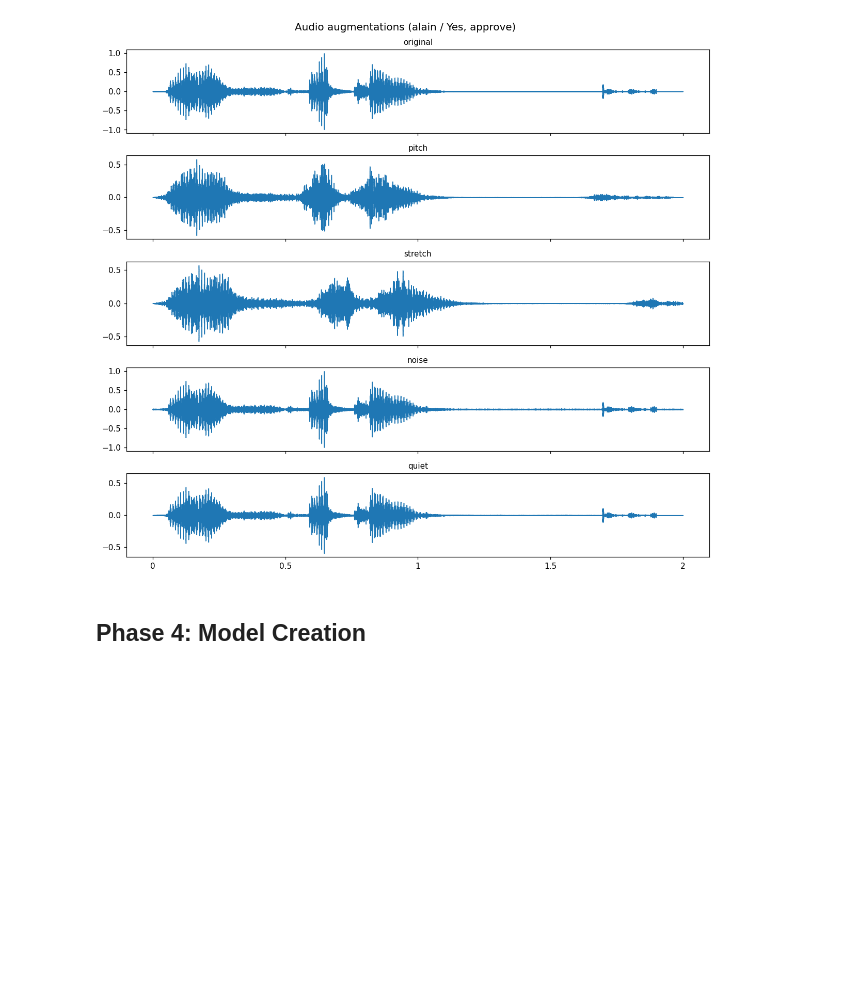
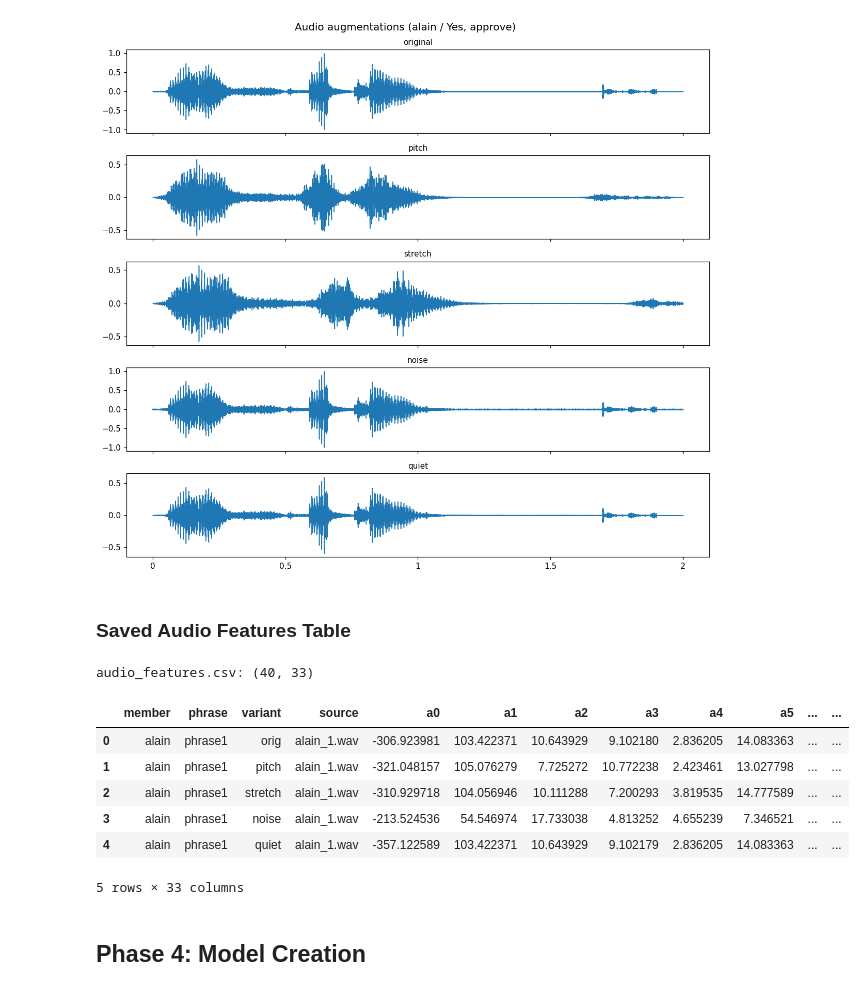
Before and after one commit to ai-ngabo/multimodal-product-recommendation-system, a Jupyter notebook: notebooks/model_pipelines.ipynb, the cells around one changed output. Cells and saved outputs as stored; diff of their text form; code cells hidden in the pictures; blank space fills up the shorter version.

```diff
--- a/notebooks/model_pipelines.ipynb
+++ b/notebooks/model_pipelines.ipynb
@@ -160,6 +181,22 @@ for plot in ['audio_wave_spectrogram.png','audio_augmentations.png']:
 # %% [output]
 [figure]
 [figure]
+# %% [markdown]
+### Saved Audio Features Table
+# %%
+aud = pd.read_csv(FEATURES / "audio_features.csv")
+
+print("audio_features.csv:", aud.shape)
+display(aud.head())
+# %% [output]
+audio_features.csv: (40, 33)
+|  | member | phrase | variant | source | a0 | a1 | a2 | a3 | a4 | a5 | ... | ... |
+| 0 | alain | phrase1 | orig | alain_1.wav | -306.923981 | 103.422371 | 10.643929 | 9.102180 | 2.836205 | 14.083363 | ... | ... |
+| 1 | alain | phrase1 | pitch | alain_1.wav | -321.048157 | 105.076279 | 7.725272 | 10.772238 | 2.423461 | 13.027798 | ... | ... |
+| 2 | alain | phrase1 | stretch | alain_1.wav | -310.929718 | 104.056946 | 10.111288 | 7.200293 | 3.819535 | 14.777589 | ... | ... |
+| 3 | alain | phrase1 | noise | alain_1.wav | -213.524536 | 54.546974 | 17.733038 | 4.813252 | 4.655239 | 7.346521 | ... | ... |
+| 4 | alain | phrase1 | quiet | alain_1.wav | -357.122589 | 103.422371 | 10.643929 | 9.102179 | 2.836205 | 14.083363 | ... | ... |
+5 rows × 33 columns
 # %% [markdown]
 ## Phase 4: Model Creation
 # %% [markdown]
```
Also changed, not shown: parts of 10 cells of this notebook.
